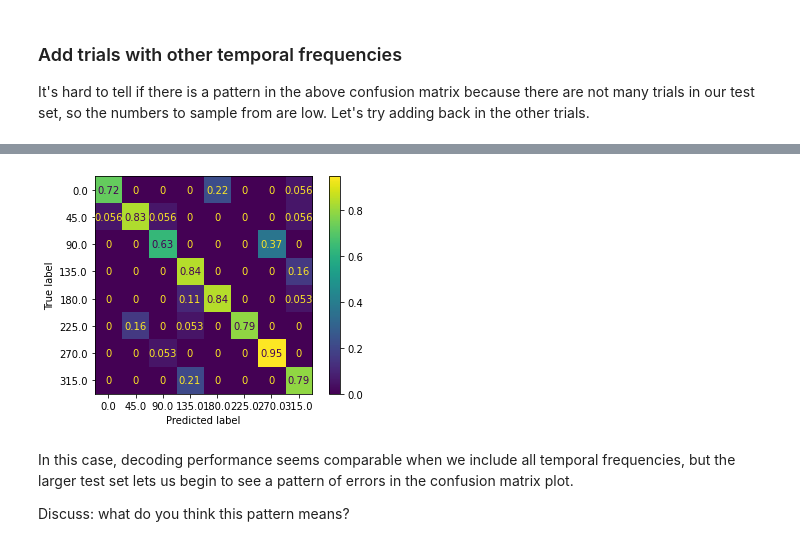
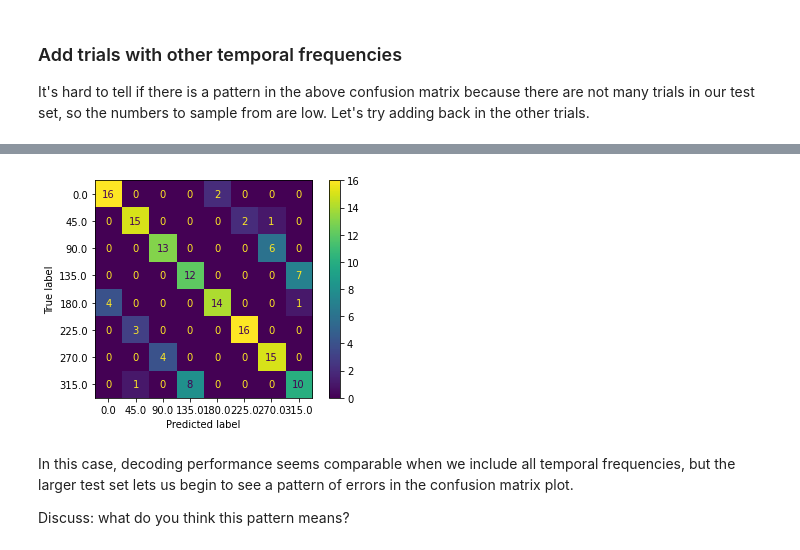
Before and after one commit to AllenSWDB/TReND_2024, a Jupyter notebook: code/Day 2 - population decoding.ipynb, the cells around one changed output, grey strips where cells are left out. Drawn from its saved outputs; the diff is of its cells as text; code cells hidden in the pictures.

```diff
--- a/code/Day 2 - population decoding.ipynb
+++ b/code/Day 2 - population decoding.ipynb
@@ -211,9 +219,9 @@ model.score(X_test, y_test)
 # %%
 # Ex: and visualize a confusion matrix
 
-cm_display = ConfusionMatrixDisplay.from_estimator(model, X_test, y_test , normalize='true')
+cm_display = ConfusionMatrixDisplay.from_estimator(model, X_test, y_test , normalize=None)
 # %% [output]
-[figure, old version]
+[figure, new version]
 # %% [markdown]
 In this case, decoding performance seems comparable when we include all temporal frequencies, but the larger test set lets us begin to see a pattern of errors in the confusion matrix plot.
 
```
Also changed, not shown: parts of 18 cells of this notebook.
